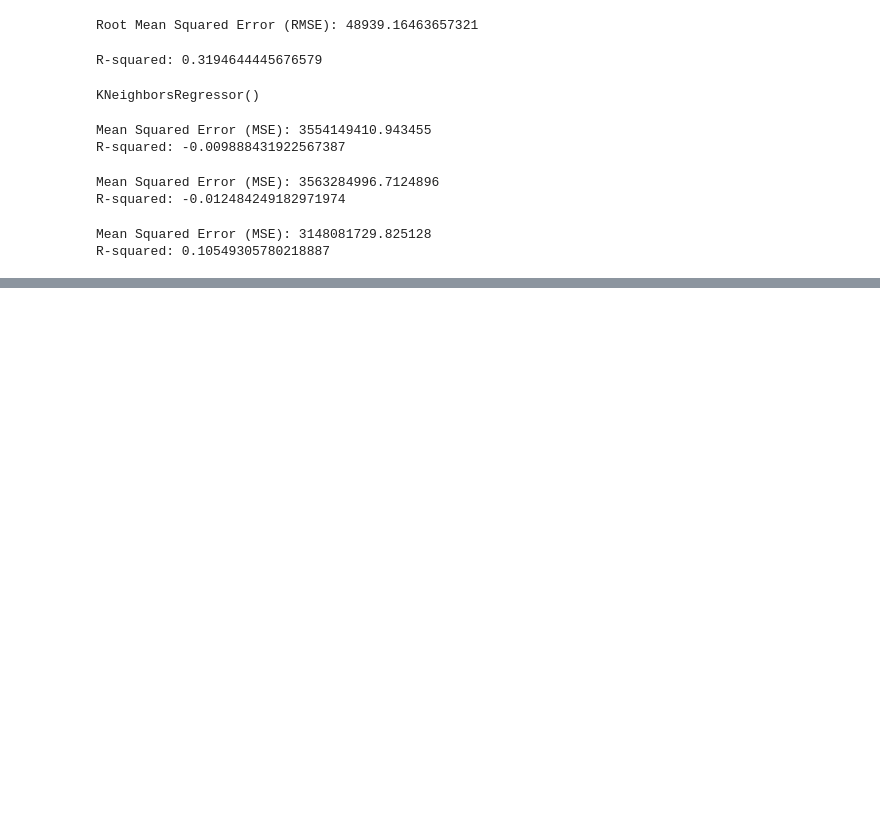
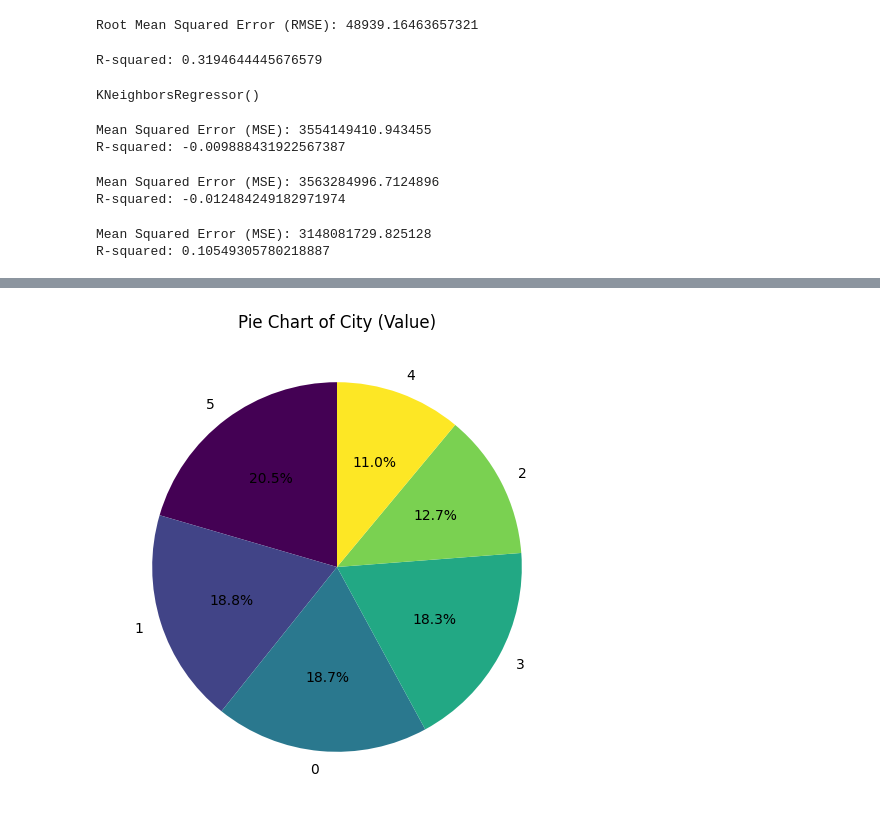
Before and after one commit to AHM-Saiful-Islam/Rent-Data-Analysis, a Jupyter notebook: data_analysis.ipynb, the cells around one changed output, grey strips where cells are left out. Cells and saved outputs as stored; diff of their text form; code cells hidden in the pictures; blank space fills up the shorter version.

Commit message:
Feature engineering
make city_value feature to fit in model

```diff
--- a/data_analysis.ipynb
+++ b/data_analysis.ipynb
@@ -370,0 +373,11 @@ R-squared: 0.10549305780218887
+# %%
+from sklearn.preprocessing import LabelEncoder
+
+# Assuming 'city_column' is the column with city names
+label_encoder = LabelEncoder()
+
+# Apply label encoding
+data['City_Value'] = label_encoder.fit_transform(data['City'])
+
+# Check the new column
+print(data[['City', 'City_Value']].head())
@@ -370,0 +414,9 @@ R-squared: 0.10549305780218887
+# %%
+# pie chart for city_value
+plt.figure(figsize=(8, 6))
+data['City_Value'].value_counts().plot.pie(autopct='%1.1f%%', startangle=90, cmap='viridis')
+plt.title('Pie Chart of City (Value)')
+plt.ylabel('')  # Hide the y-axis label for better display
+plt.show()
+# %% [output]
+[figure, added]
```
Also changed, not shown: parts of 9 cells of this notebook.
